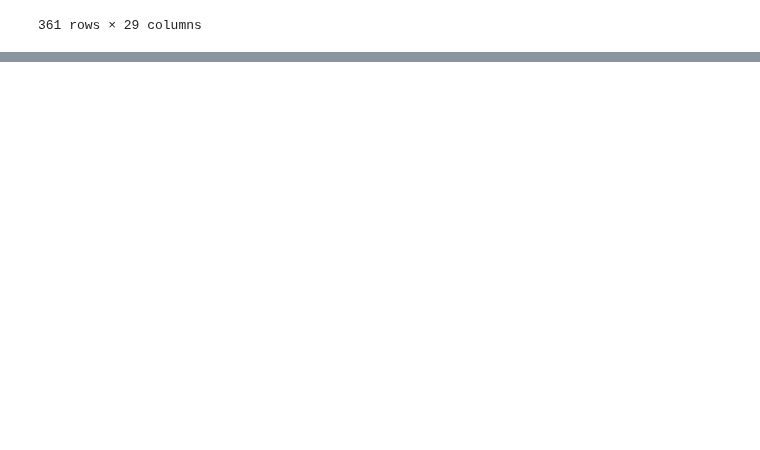
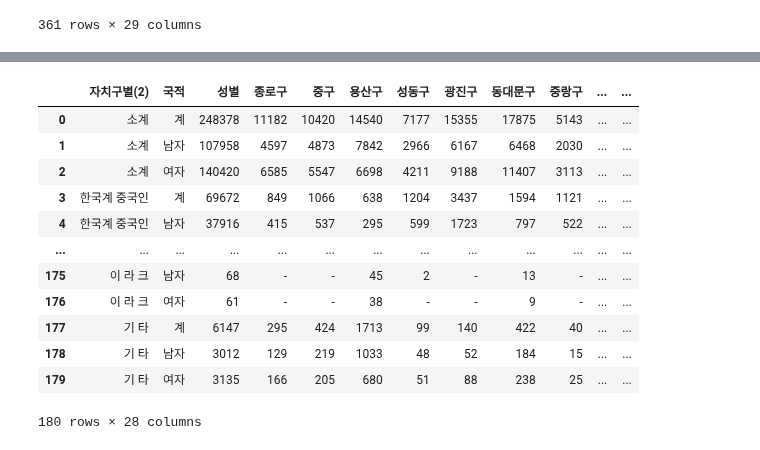
Before and after one commit to CityCrimeResearch/MidProject, a Jupyter notebook: members/이관형/notebook/전처리.ipynb, the cells around one changed output, grey strips where cells are left out. Cells and saved outputs as stored; diff of their text form; code cells hidden in the pictures; blank space fills up the shorter version.

```diff
--- a/members/이관형/notebook/전처리.ipynb
+++ b/members/이관형/notebook/전처리.ipynb
@@ -84,0 +86,4 @@ df1
+# %%
+df2.columns = df2.iloc[0]
+# %%
+df2 = df2.iloc[1:,:]
@@ -84,0 +106,23 @@ df1
+# %%
+dfc = df2.columns.tolist()
+dfc[1] = '국적'
+dfc[2] = '성별'
+df2.columns = dfc
+# %%
+df2.reset_index(drop=True, inplace=True)
+# %%
+df2
+# %% [output]
+|  | 자치구별(2) | 국적 | 성별 | 종로구 | 중구 | 용산구 | 성동구 | 광진구 | 동대문구 | 중랑구 | ... | ... |
+| 0 | 소계 | 계 | 248378 | 11182 | 10420 | 14540 | 7177 | 15355 | 17875 | 5143 | ... | ... |
+| 1 | 소계 | 남자 | 107958 | 4597 | 4873 | 7842 | 2966 | 6167 | 6468 | 2030 | ... | ... |
+| 2 | 소계 | 여자 | 140420 | 6585 | 5547 | 6698 | 4211 | 9188 | 11407 | 3113 | ... | ... |
+| 3 | 한국계 중국인 | 계 | 69672 | 849 | 1066 | 638 | 1204 | 3437 | 1594 | 1121 | ... | ... |
+| 4 | 한국계 중국인 | 남자 | 37916 | 415 | 537 | 295 | 599 | 1723 | 797 | 522 | ... | ... |
+| ... | ... | ... | ... | ... | ... | ... | ... | ... | ... | ... | ... | ... |
+| 175 | 이 라 크 | 남자 | 68 | - | - | 45 | 2 | - | 13 | - | ... | ... |
+| 176 | 이 라 크 | 여자 | 61 | - | - | 38 | - | - | 9 | - | ... | ... |
+| 177 | 기 타 | 계 | 6147 | 295 | 424 | 1713 | 99 | 140 | 422 | 40 | ... | ... |
+| 178 | 기 타 | 남자 | 3012 | 129 | 219 | 1033 | 48 | 52 | 184 | 15 | ... | ... |
+| 179 | 기 타 | 여자 | 3135 | 166 | 205 | 680 | 51 | 88 | 238 | 25 | ... | ... |
+180 rows × 28 columns
```
Also changed, not shown: parts of 10 cells of this notebook, 1 other file.
